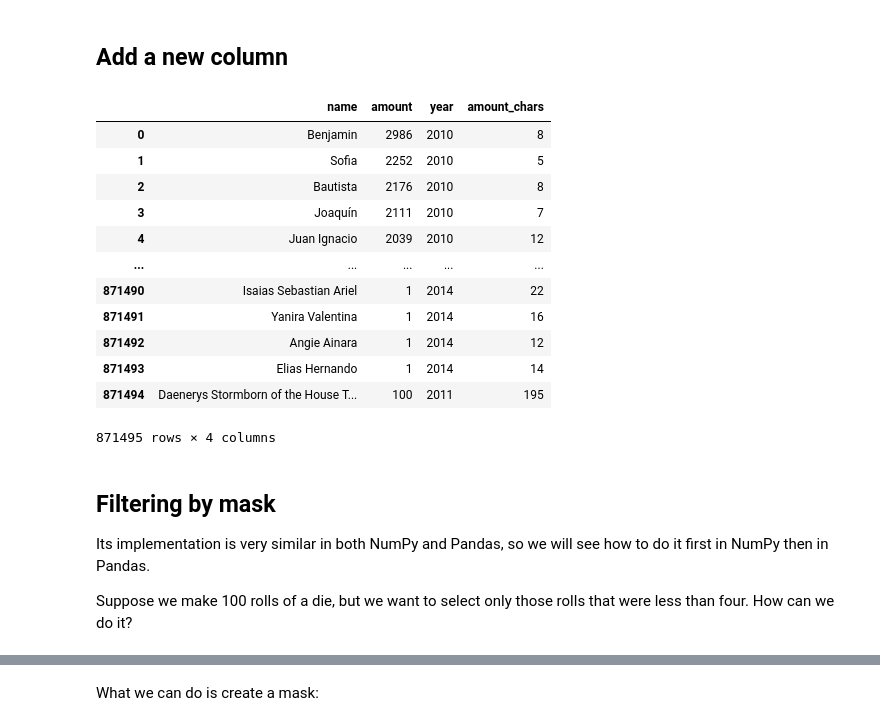
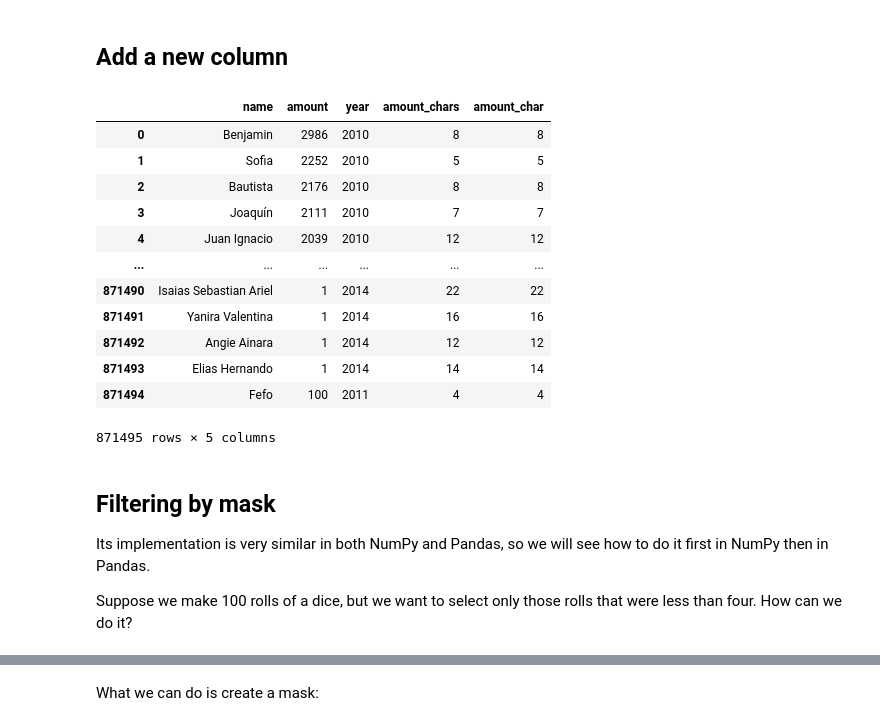
Before and after one commit to fefo716/AnyoneAI, a Jupyter notebook: Practice_Python_NumPy_Pandas.ipynb, the cells around one changed output, grey strips where cells are left out. Drawn from its saved outputs; the diff is of its cells as text; code cells hidden in the pictures.

```diff
--- a/Practice_Python_NumPy_Pandas.ipynb
+++ b/Practice_Python_NumPy_Pandas.ipynb
@@ -929,6 +930,6 @@ import pandas as pd
 # %% [markdown]
 ## Reading a csv file
 # %%
-df_names = pd.read_csv('names_2014.csv')
+df_names = pd.read_csv('nombres-2010-2014.csv')
 df_names
 # %% [output]
@@ -999,0 +1017,7 @@ df_names
+# %%
+new_name = {'name': 'Fefo',
+    'amount': 100,
+    'year': 2011}
+
+df_names = df_names.append(new_name, ignore_index=True)
+df_names
@@ -1014,28 +1067,28 @@ df_names
 # %% [markdown]
 ## Add a new column
 # %%
-df_names['amount_chars'] = df_names['name'].str.len()
+df_names['amount_char'] = df_names['name'].str.len()
 df_names
 # %% [output]
-|  | name | amount | year | amount_chars |
-| 0 | Benjamin | 2986 | 2010 | 8 |
-| 1 | Sofia | 2252 | 2010 | 5 |
-| 2 | Bautista | 2176 | 2010 | 8 |
-| 3 | Joaquín | 2111 | 2010 | 7 |
-| 4 | Juan Ignacio | 2039 | 2010 | 12 |
-| ... | ... | ... | ... | ... |
-| 871490 | Isaias Sebastian Ariel | 1 | 2014 | 22 |
-| 871491 | Yanira Valentina | 1 | 2014 | 16 |
-| 871492 | Angie Ainara | 1 | 2014 | 12 |
-| 871493 | Elias Hernando | 1 | 2014 | 14 |
-| 871494 | Daenerys Stormborn of the House T... | 100 | 2011 | 195 |
+|  | name | amount | year | amount_chars | amount_char |
+| 0 | Benjamin | 2986 | 2010 | 8 | 8 |
+| 1 | Sofia | 2252 | 2010 | 5 | 5 |
+| 2 | Bautista | 2176 | 2010 | 8 | 8 |
+| 3 | Joaquín | 2111 | 2010 | 7 | 7 |
+| 4 | Juan Ignacio | 2039 | 2010 | 12 | 12 |
+| ... | ... | ... | ... | ... | ... |
+| 871490 | Isaias Sebastian Ariel | 1 | 2014 | 22 | 22 |
+| 871491 | Yanira Valentina | 1 | 2014 | 16 | 16 |
+| 871492 | Angie Ainara | 1 | 2014 | 12 | 12 |
+| 871493 | Elias Hernando | 1 | 2014 | 14 | 14 |
+| 871494 | Fefo | 100 | 2011 | 4 | 4 |
-871495 rows × 4 columns
+871495 rows × 5 columns
 # %% [markdown]
 ## Filtering by mask
 
 Its implementation is very similar in both NumPy and Pandas, so we will see how to do it first in NumPy then in Pandas.
 
-Suppose we make 100 rolls of a die, but we want to select only those rolls that were less than four. How can we do it?
+Suppose we make 100 rolls of a dice, but we want to select only those rolls that were less than four. How can we do it?
 # %%
 dice = np.random.randint(1, 7, size=100)
 print(dice)
```
Also changed, not shown: parts of 16 cells of this notebook.
